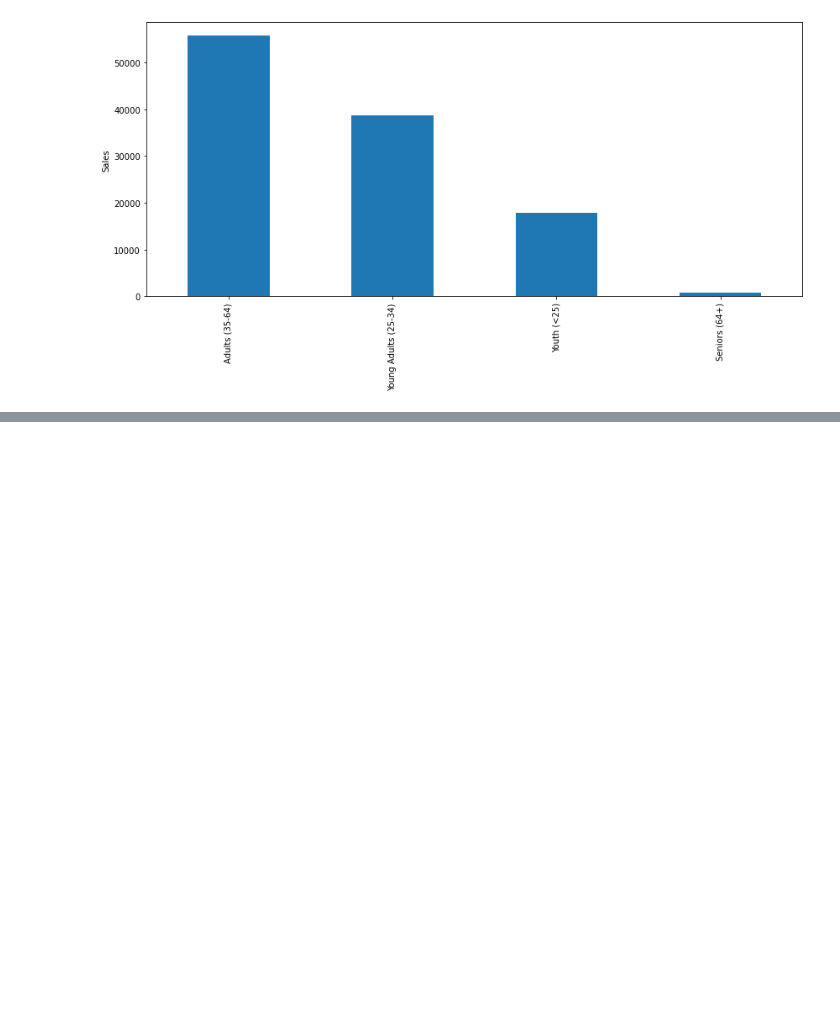
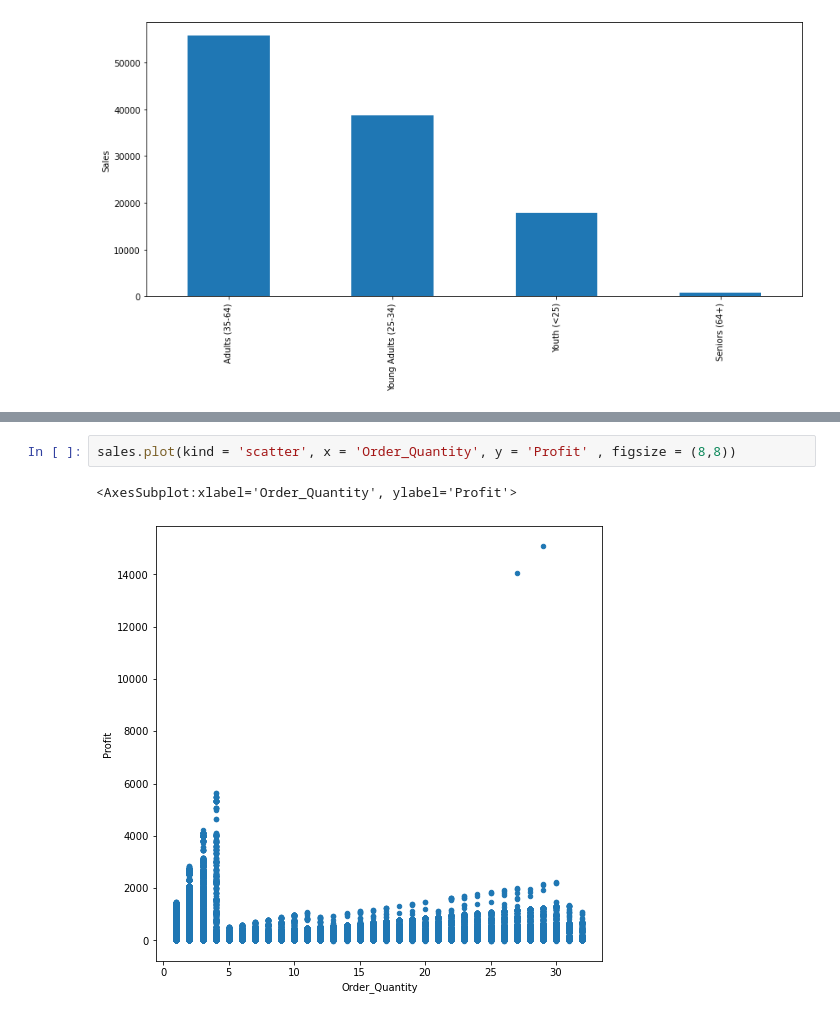
Before and after one commit to pranavarya007/Data-analysis-part1, a Jupyter notebook: main.ipynb, the cells around one changed output, grey strips where cells are left out. Drawn from its saved outputs; the diff is of its cells as text; blank space fills up the shorter version.

```diff
--- a/main.ipynb
+++ b/main.ipynb
@@ -110,0 +139,5 @@ Text(0, 0.5, 'Sales')
+# %%
+sales.plot(kind = 'scatter', x = 'Order_Quantity', y = 'Profit' , figsize = (8,8))
+# %% [output]
+<AxesSubplot:xlabel='Order_Quantity', ylabel='Profit'>
+[figure, added]
```
Also changed, not shown: parts of 13 cells of this notebook.
